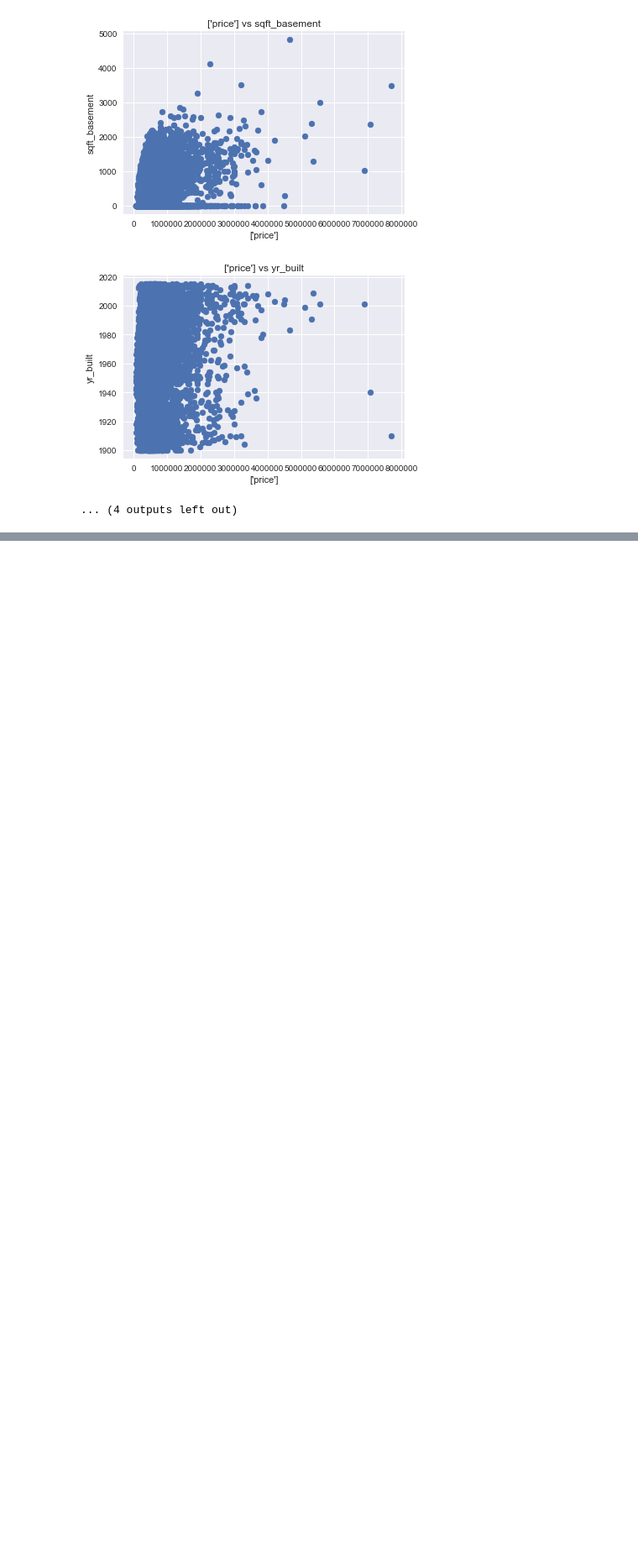
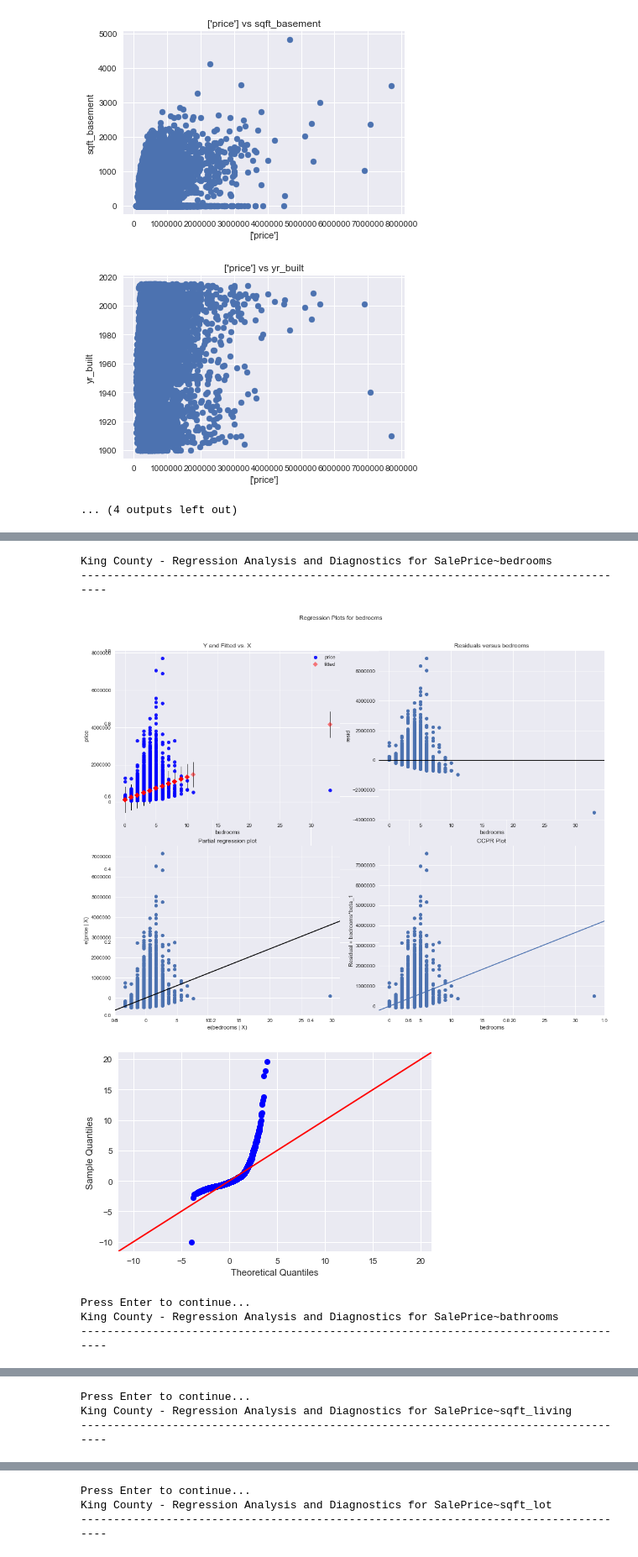
Before and after one commit to Banner10/Phase_2_Project, a Jupyter notebook: PH2_Data_Cleaning_EDA.ipynb, the cells around one changed output, grey strips where cells are left out. Shown at 84% size. Cells and saved outputs as stored; diff of their text form; code cells hidden in the pictures; blank space fills up the shorter version.

```diff
--- a/PH2_Data_Cleaning_EDA.ipynb
+++ b/PH2_Data_Cleaning_EDA.ipynb
@@ -179,0 +199,6 @@ df_house.describe()
+# %%
+#baseline model - vinilla model
+
+f = f'price~bedrooms+bathrooms+sqft_living+sqft_lot+floors+waterfront+view+condition+grade+sqft_above+sqft_basement+yr_built+yr_renovated+zipcode+sqft_living15+sqft_lot15'
+model = smf.ols(formula=f, data=df_house).fit()
+model.summary()
@@ -179,0 +240,26 @@ df_house.describe()
+# %%
+results = []
+for idx, column in enumerate(y_columns):
+    print (f"King County - Regression Analysis and Diagnostics for SalePrice~{column}")
+    print ("-------------------------------------------------------------------------------------")
+
+    f = f'price~{column}'
+    model = smf.ols(formula=f, data=df_house).fit()
+
+
+    fig, axes = plt.subplots(figsize=(15,12))
+    fig = sm.graphics.plot_regress_exog(model, column, fig=fig)
+    fig = sm.graphics.qqplot(model.resid, dist=stats.norm, line='45', fit=True)
+    fig.tight_layout()
+    plt.show()
+
+    results.append([column, model.rsquared, model.params[0], model.params[1], model.pvalues[1], sms.jarque_bera(model.resid)[0]])
+    input("Press Enter to continue...")
+# %% [output]
+King County - Regression Analysis and Diagnostics for SalePrice~bedrooms
+-------------------------------------------------------------------------------------
+[figure, added]
+[figure, added]
+Press Enter to continue...
+King County - Regression Analysis and Diagnostics for SalePrice~bathrooms
+-------------------------------------------------------------------------------------
@@ -179,0 +268,3 @@ df_house.describe()
+Press Enter to continue...
+King County - Regression Analysis and Diagnostics for SalePrice~sqft_living
+-------------------------------------------------------------------------------------
@@ -179,0 +273,3 @@ df_house.describe()
+Press Enter to continue...
+King County - Regression Analysis and Diagnostics for SalePrice~sqft_lot
+-------------------------------------------------------------------------------------
```
Also changed, not shown: parts of 11 cells of this notebook, 1 other file.
